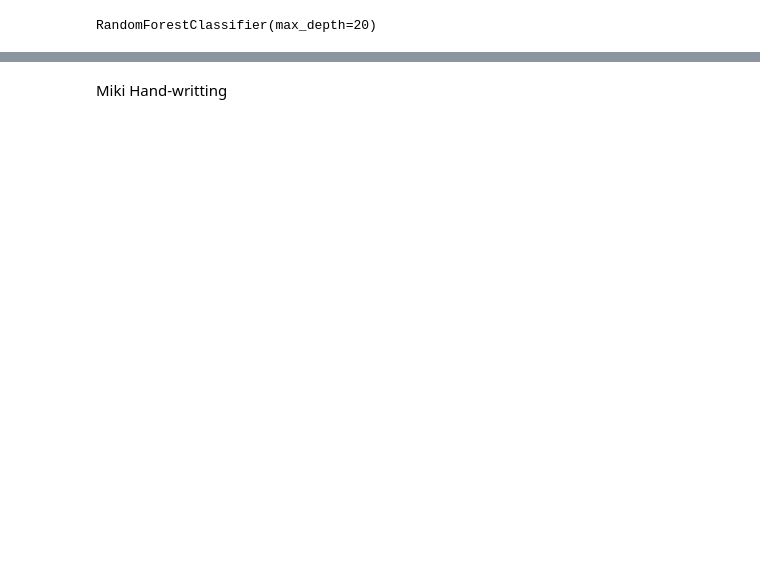
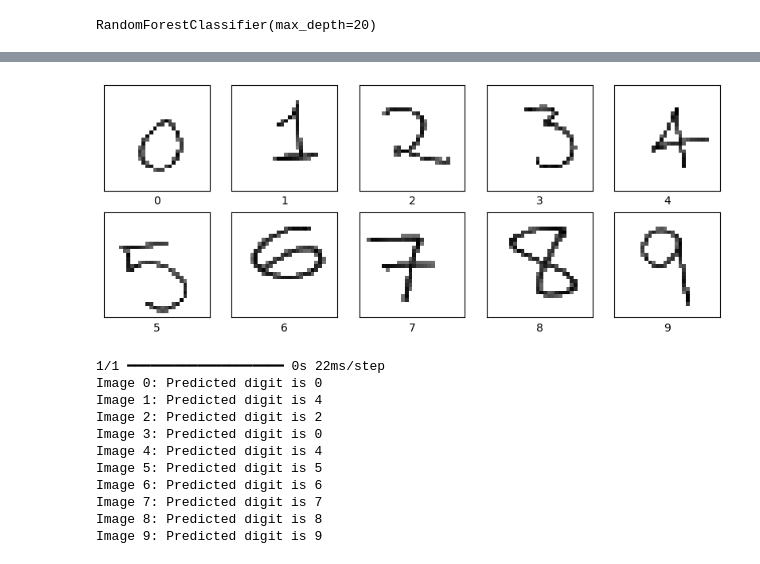
Before and after one commit to Tatiana-ZC/4.Project_Digit_Recognizer, a Jupyter notebook: Digit_Recognizer.ipynb, the cells around one changed output, grey strips where cells are left out. Cells and saved outputs as stored; diff of their text form; code cells hidden in the pictures; blank space fills up the shorter version.

```diff
--- a/Digit_Recognizer.ipynb
+++ b/Digit_Recognizer.ipynb
@@ -617,10 +596,6 @@ results = pd.Series(pred,name="Label")
 submission = pd.concat([pd.Series(range(1,28001),name = "ImageId"),results],axis = 1)
 submission.to_csv("submision.csv", index=False)
 # %%
-tree = DecisionTreeClassifier(max_depth=2)
-tree.fit(train_images, train_labels)
-
-
 dot_data = export_graphviz(tree, out_file="tree.dot", filled=True, rounded=True, feature_names=train_images.columns)
 
 with open("tree.dot") as f:
@@ -772,6 +747,4 @@ Image 6: Predicted digit is 6
 Image 7: Predicted digit is 7
 Image 8: Predicted digit is 8
 Image 9: Predicted digit is 9
-# %% [markdown]
-Miki Hand-writting
 # %%
@@ -810,0 +795,28 @@ for i in images:
+# %%
+miki_images = [
+    '10.jpeg',
+    '11.jpeg',
+    '12.jpeg',
+    '13.jpeg',
+    '14.jpeg',
+    '15.jpeg',
+    '16.jpeg',
+    '17.jpeg',
+    '18.jpeg',
+    '19.jpeg'
+]
+
+adv_model_pred(miki_images)
+# %% [output]
+[figure, added]
+1/1 ━━━━━━━━━━━━━━━━━━━━ 0s 22ms/step
+Image 0: Predicted digit is 0
+Image 1: Predicted digit is 4
+Image 2: Predicted digit is 2
+Image 3: Predicted digit is 0
+Image 4: Predicted digit is 4
+Image 5: Predicted digit is 5
+Image 6: Predicted digit is 6
+Image 7: Predicted digit is 7
+Image 8: Predicted digit is 8
+Image 9: Predicted digit is 9
```
Also changed, not shown: parts of 39 cells of this notebook.
